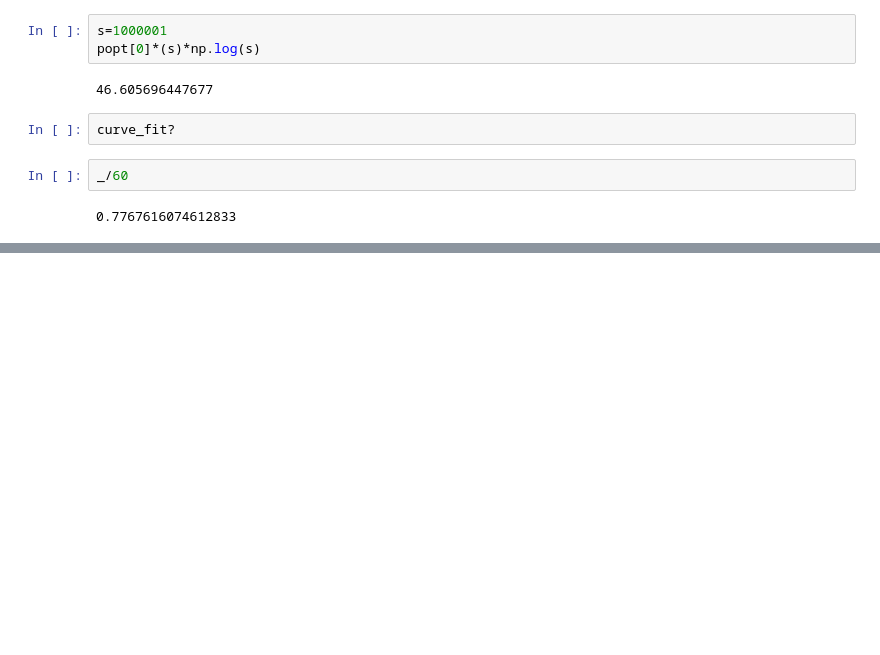
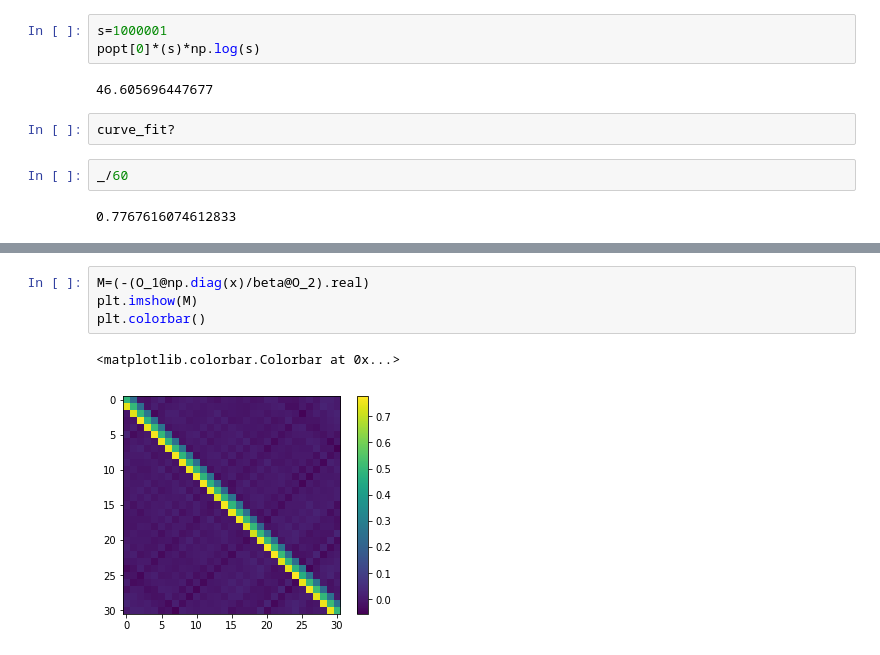
Before and after one commit to jamontanac/Tesis_Master, a Jupyter notebook: XY_model/Calculating_Entropy_and_density_matrix/Prueba15-10-19.ipynb, the cells around one changed output, grey strips where cells are left out. Drawn from its saved outputs; the diff is of its cells as text; blank space fills up the shorter version.

```diff
--- a/XY_model/Calculating_Entropy_and_density_matrix/Prueba15-10-19.ipynb
+++ b/XY_model/Calculating_Entropy_and_density_matrix/Prueba15-10-19.ipynb
@@ -343,0 +397,7 @@ _/60
+# %%
+M=(-(O_1@np.diag(x)/beta@O_2).real)
+plt.imshow(M)
+plt.colorbar()
+# %% [output]
+<matplotlib.colorbar.Colorbar at 0x...>
+[figure, added]
```
Also changed, not shown: parts of 15 cells of this notebook.
